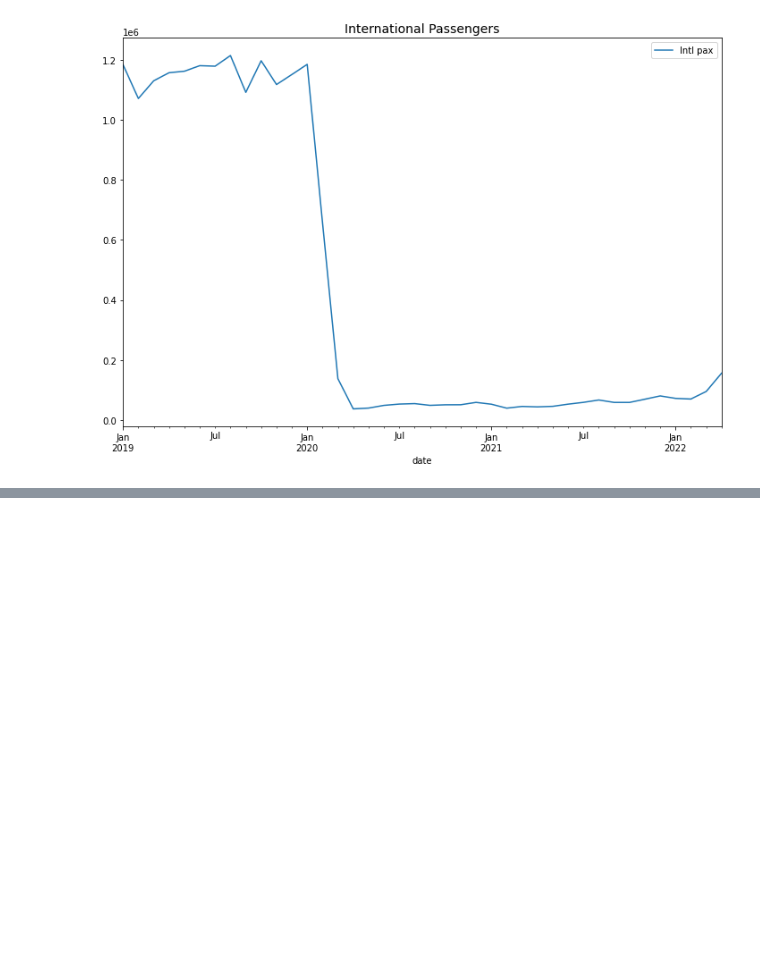
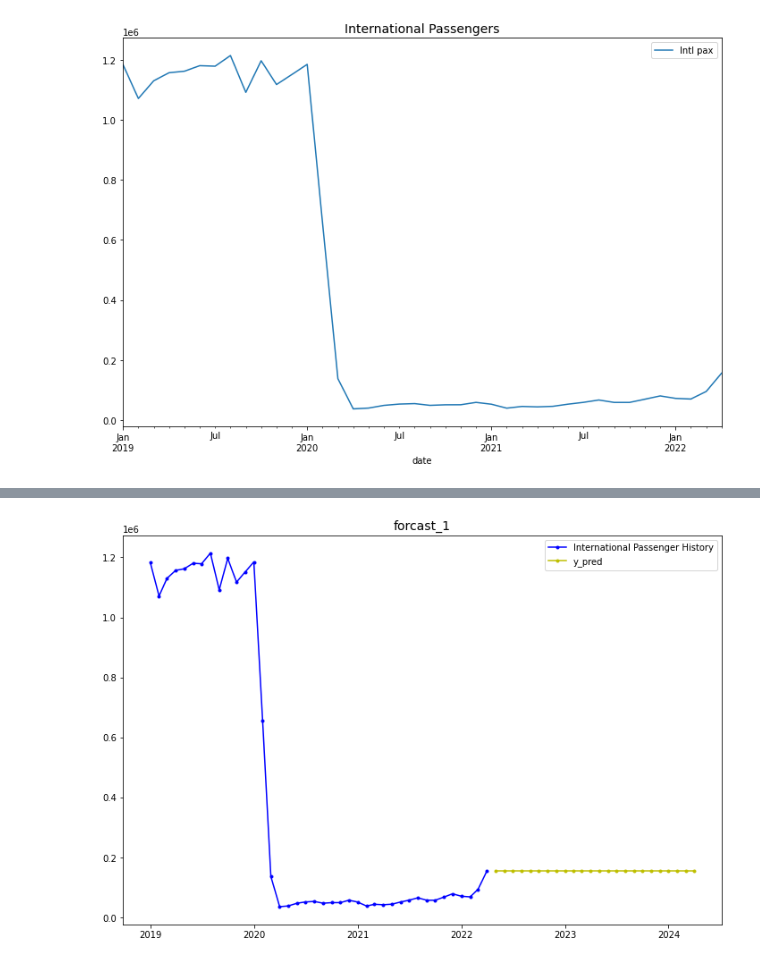
Before and after one commit to sejii93/Probability-Model, a Jupyter notebook: Exponential_Smoothing_2019.ipynb, the cells around one changed output, grey strips where cells are left out. Cells and saved outputs as stored; diff of their text form; code cells hidden in the pictures; blank space fills up the shorter version.

```diff
--- a/Exponential_Smoothing_2019.ipynb
+++ b/Exponential_Smoothing_2019.ipynb
@@ -335,0 +294,10 @@ plt.show()
+# %%
+# forcast_1
+plt.rcParams['figure.figsize']=[12, 8]
+past, = plt.plot(df_train.index, df_train, 'b.-', label='International Passenger History')
+pred, = plt.plot(forecast_1.index, forecast_1, 'y.-', label='y_pred')
+plt.title('forcast_1', fontsize=14)
+plt.legend(handles=[past,pred])
+plt.show()
+# %% [output]
+[figure, added]
```
Also changed, not shown: parts of 16 cells of this notebook.
